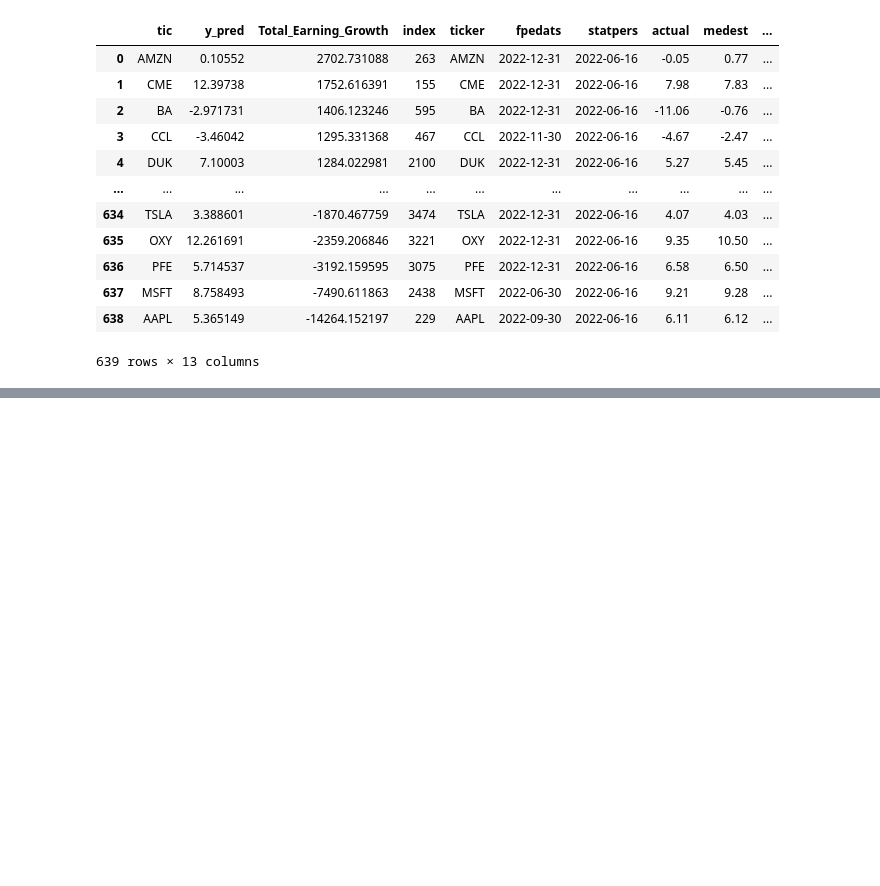
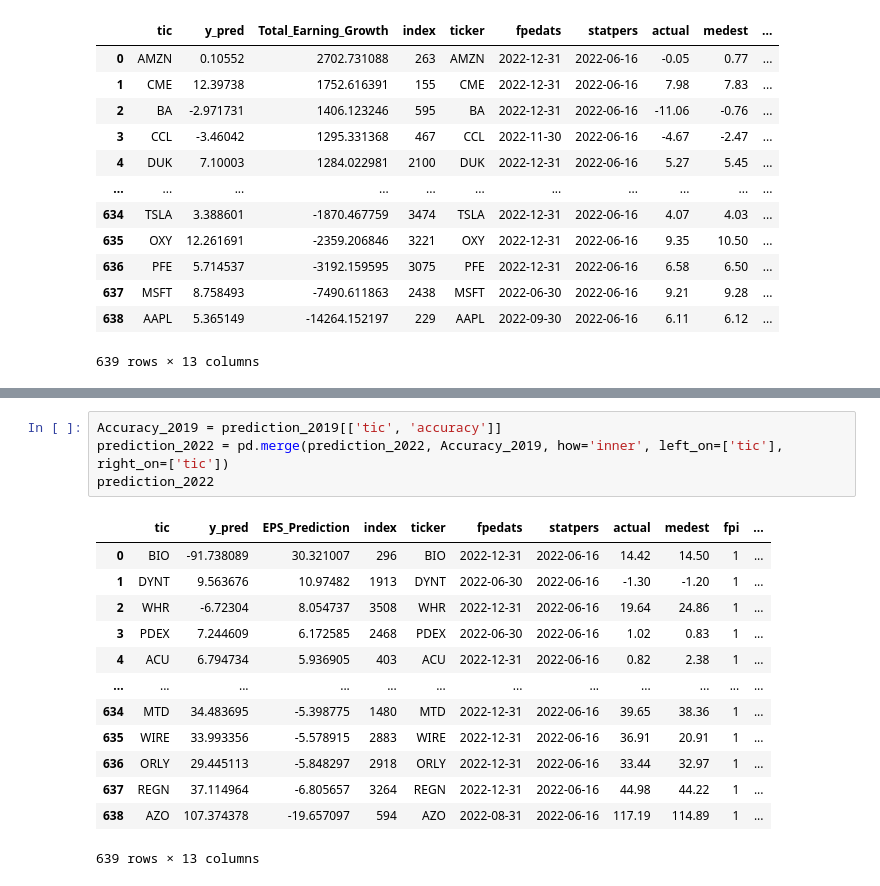
Before and after one commit to MapleKnightOfRiverwood/company-earining-projection, a Jupyter notebook: GA_V1.ipynb, the cells around one changed output, grey strips where cells are left out. Cells and saved outputs as stored; diff of their text form; blank space fills up the shorter version.

```diff
--- a/GA_V1.ipynb
+++ b/GA_V1.ipynb
@@ -667,0 +731,18 @@ prediction_2022
+# %%
+Accuracy_2019 = prediction_2019[['tic', 'accuracy']]
+prediction_2022 = pd.merge(prediction_2022, Accuracy_2019, how='inner', left_on=['tic'], right_on=['tic'])
+prediction_2022
+# %% [output]
+|  | tic | y_pred | EPS_Prediction | index | ticker | fpedats | statpers | actual | medest | fpi | ... |
+| 0 | BIO | -91.738089 | 30.321007 | 296 | BIO | 2022-12-31 | 2022-06-16 | 14.42 | 14.50 | 1 | ... |
+| 1 | DYNT | 9.563676 | 10.97482 | 1913 | DYNT | 2022-06-30 | 2022-06-16 | -1.30 | -1.20 | 1 | ... |
+| 2 | WHR | -6.72304 | 8.054737 | 3508 | WHR | 2022-12-31 | 2022-06-16 | 19.64 | 24.86 | 1 | ... |
+| 3 | PDEX | 7.244609 | 6.172585 | 2468 | PDEX | 2022-06-30 | 2022-06-16 | 1.02 | 0.83 | 1 | ... |
+| 4 | ACU | 6.794734 | 5.936905 | 403 | ACU | 2022-12-31 | 2022-06-16 | 0.82 | 2.38 | 1 | ... |
+| ... | ... | ... | ... | ... | ... | ... | ... | ... | ... | ... | ... |
+| 634 | MTD | 34.483695 | -5.398775 | 1480 | MTD | 2022-12-31 | 2022-06-16 | 39.65 | 38.36 | 1 | ... |
+| 635 | WIRE | 33.993356 | -5.578915 | 2883 | WIRE | 2022-12-31 | 2022-06-16 | 36.91 | 20.91 | 1 | ... |
+| 636 | ORLY | 29.445113 | -5.848297 | 2918 | ORLY | 2022-12-31 | 2022-06-16 | 33.44 | 32.97 | 1 | ... |
+| 637 | REGN | 37.114964 | -6.805657 | 3264 | REGN | 2022-12-31 | 2022-06-16 | 44.98 | 44.22 | 1 | ... |
+| 638 | AZO | 107.374378 | -19.657097 | 594 | AZO | 2022-08-31 | 2022-06-16 | 117.19 | 114.89 | 1 | ... |
+639 rows × 13 columns
```
Also changed, not shown: parts of 3 cells of this notebook.
